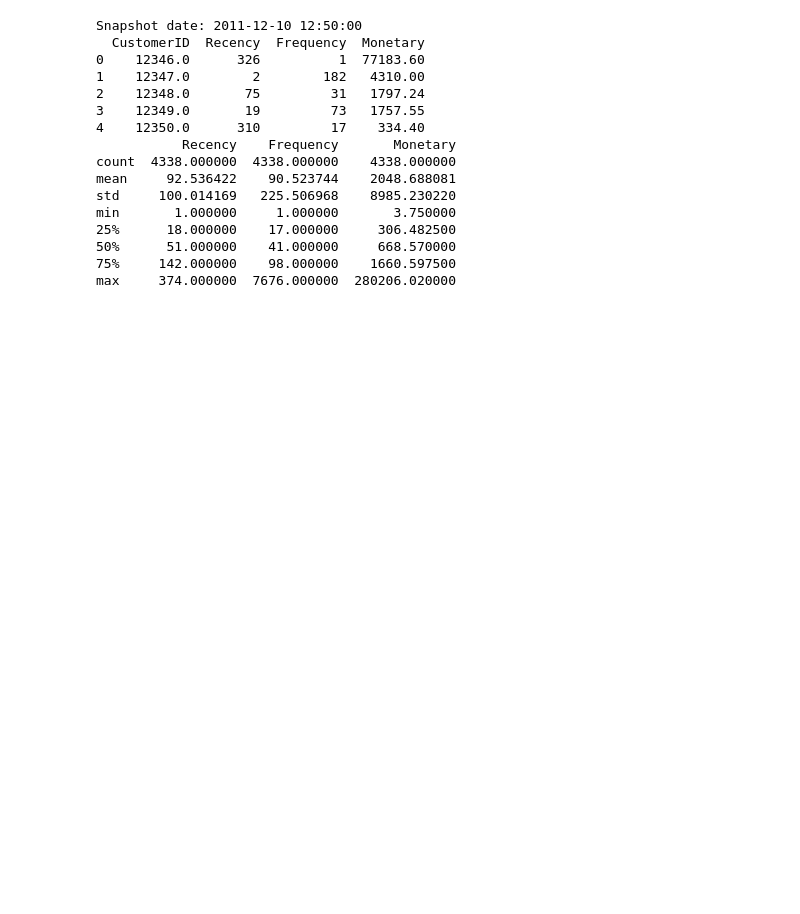
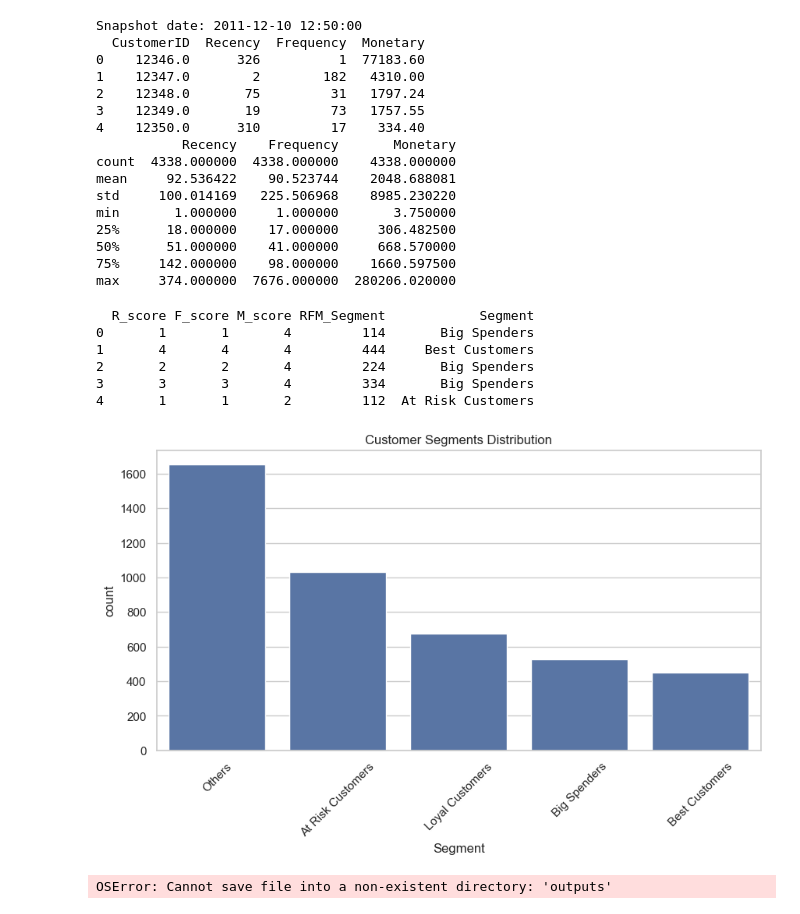
Before and after one commit to Ipshitaaa/customer_behavior_analysis, a Jupyter notebook: notebooks/customer_analysis.ipynb, the cells around one changed output. Saved outputs shown, nothing was run; the diff lists cells and outputs as text; code cells hidden in the pictures; blank space fills up the shorter version.

Commit message:
scoring and segmenting customers based on RFM quartiles

```diff
--- a/notebooks/customer_analysis.ipynb
+++ b/notebooks/customer_analysis.ipynb
@@ -174,3 +174,56 @@ min       1.000000     1.000000       3.750000
 50%      51.000000    41.000000     668.570000
 75%     142.000000    98.000000    1660.597500
 max     374.000000  7676.000000  280206.020000
+# %%
+'''
+RFM table has been created now we will focus on scoring
+each customer and segmenting then based on RFM quartiles
+'''
+
+#assign quartiles to RFM metrics
+rfm_df['R_score'] = pd.qcut(rfm_df['Recency'], 4, labels=[4, 3, 2, 1])  # lower recency = higher score
+rfm_df['F_score'] = pd.qcut(rfm_df['Frequency'].rank(method='first'), 4, labels=[1, 2, 3, 4])  # higher frequency = higher score
+rfm_df['M_score'] = pd.qcut(rfm_df['Monetary'], 4, labels=[1, 2, 3, 4])  # higher monetary = higher score
+
+#combine into RFM segments
+rfm_df['RFM_Segment'] = rfm_df['R_score'].astype(str) + rfm_df['F_score'].astype(str) + rfm_df['M_score'].astype(str)
+
+#map to named segments
+def segment_map(segment):
+    if segment == '444':
+        return 'Best Customers'
+    elif segment.startswith('4'):
+        return 'Loyal Customers'
+    elif segment.endswith('4'):
+        return 'Big Spenders'
+    elif segment.startswith('1'):
+        return 'At Risk Customers'
+    else:
+        return 'Others'
+
+rfm_df['Segment'] = rfm_df['RFM_Segment'].apply(segment_map)
+
+#quick look at segments
+print(rfm_df[['R_score', 'F_score', 'M_score', 'RFM_Segment', 'Segment']].head())
+
+#visualize segment distribution
+
+import seaborn as sns
+import matplotlib.pyplot as plt
+plt.figure(figsize=(10, 5))
+sns.countplot(data=rfm_df, x='Segment', order=rfm_df['Segment'].value_counts().index)
+plt.xticks(rotation=45)
+plt.title('Customer Segments Distribution')
+plt.show()
+
+#save RFM table
+rfm.to_csv('outputs/rfm_segments_customers.csv', index=False)
+# %% [output]
+  R_score F_score M_score RFM_Segment            Segment
+0       1       1       4         114       Big Spenders
+1       4       4       4         444     Best Customers
+2       2       2       4         224       Big Spenders
+3       3       3       4         334       Big Spenders
+4       1       1       2         112  At Risk Customers
+[figure, added]
+OSError: Cannot save file into a non-existent directory: 'outputs'
```
